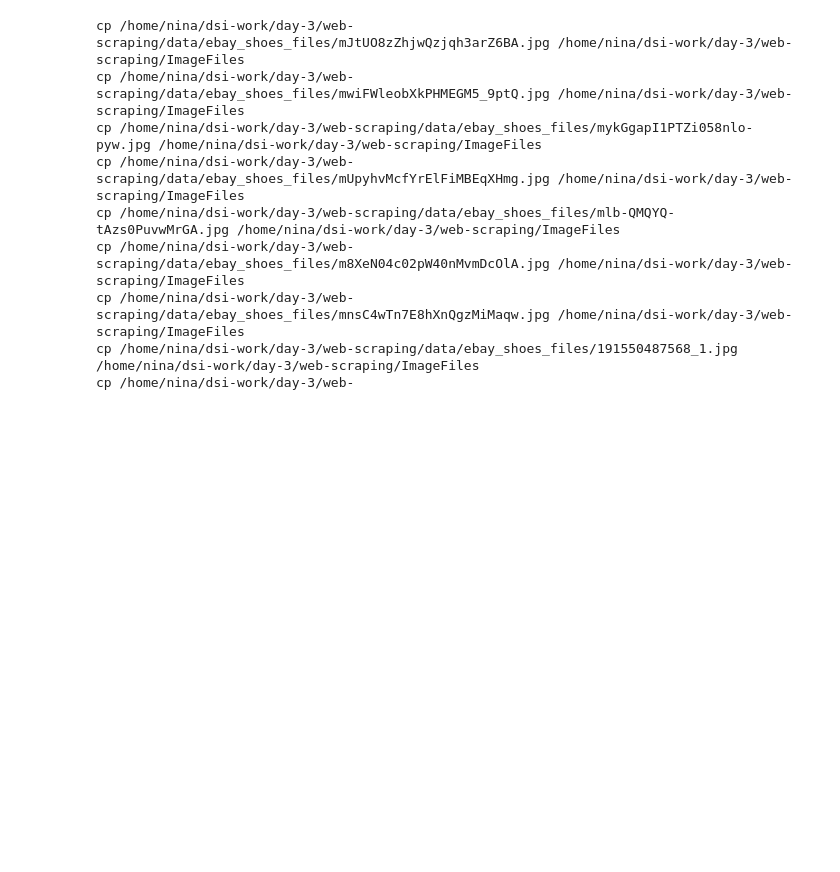
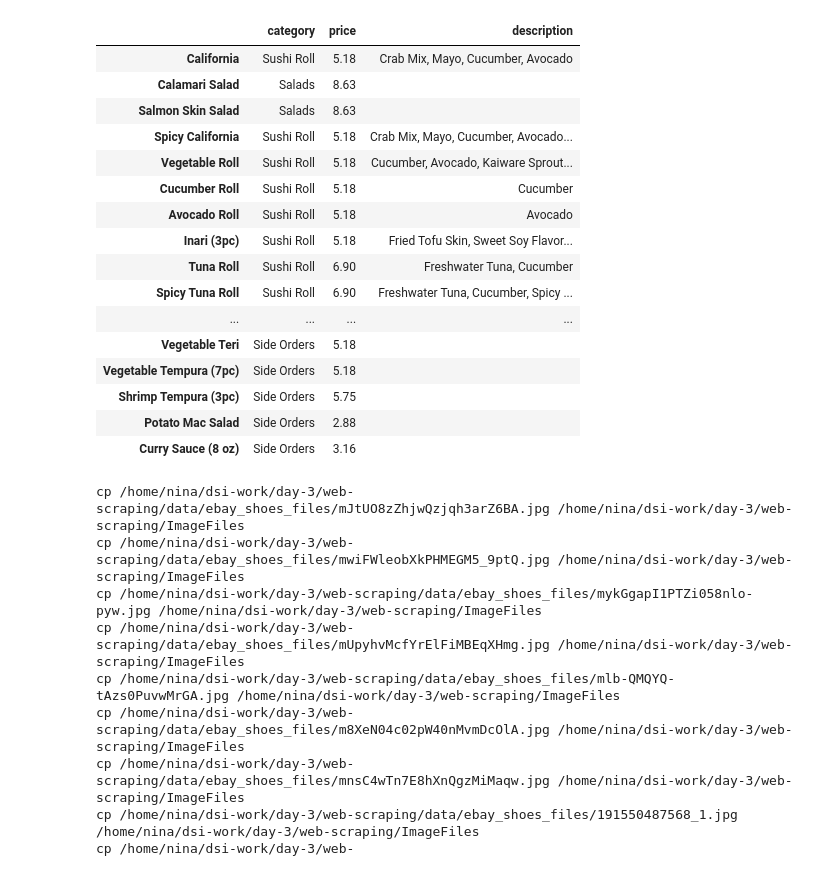
Before and after one commit to aprettyloner/ricethings-website, a Jupyter notebook: web-scraping-grubhub.ipynb, the cells around one changed output. Drawn from its saved outputs; the diff is of its cells as text; code cells hidden in the pictures; blank space fills up the shorter version.

Commit message:
save menu items to df

```diff
--- a/web-scraping-grubhub.ipynb
+++ b/web-scraping-grubhub.ipynb
@@ -78,0 +76,7 @@ soup
+# %%
+# for m in menu.items():
+#     print(m)
+
+df = pd.DataFrame.from_dict(menu,orient='index')
+df.columns = ['category','price','description','image']
+df
@@ -79,3 +97,23 @@ soup
+# %%
+df.iloc[:60][['category','price','description']]
+# %% [output]
+|  | category | price | description |
+| California | Sushi Roll | 5.18 | Crab Mix, Mayo, Cucumber, Avocado |
+| Calamari Salad | Salads | 8.63 |  |
+| Salmon Skin Salad | Salads | 8.63 |  |
+| Spicy California | Sushi Roll | 5.18 | Crab Mix, Mayo, Cucumber, Avocado... |
+| Vegetable Roll | Sushi Roll | 5.18 | Cucumber, Avocado, Kaiware Sprout... |
+| Cucumber Roll | Sushi Roll | 5.18 | Cucumber |
+| Avocado Roll | Sushi Roll | 5.18 | Avocado |
+| Inari (3pc) | Sushi Roll | 5.18 | Fried Tofu Skin, Sweet Soy Flavor... |
+| Tuna Roll | Sushi Roll | 6.90 | Freshwater Tuna, Cucumber |
+| Spicy Tuna Roll | Sushi Roll | 6.90 | Freshwater Tuna, Cucumber, Spicy ... |
+| ... | ... | ... | ... |
+| Vegetable Teri | Side Orders | 5.18 |  |
+| Vegetable Tempura (7pc) | Side Orders | 5.18 |  |
+| Shrimp Tempura (3pc) | Side Orders | 5.75 |  |
+| Potato Mac Salad | Side Orders | 2.88 |  |
+| Curry Sauce (8 oz) | Side Orders | 3.16 |  |
 # %%
 # tab.insert_one({'html': s})
 # %%
```
Also changed, not shown: parts of 5 cells of this notebook.
